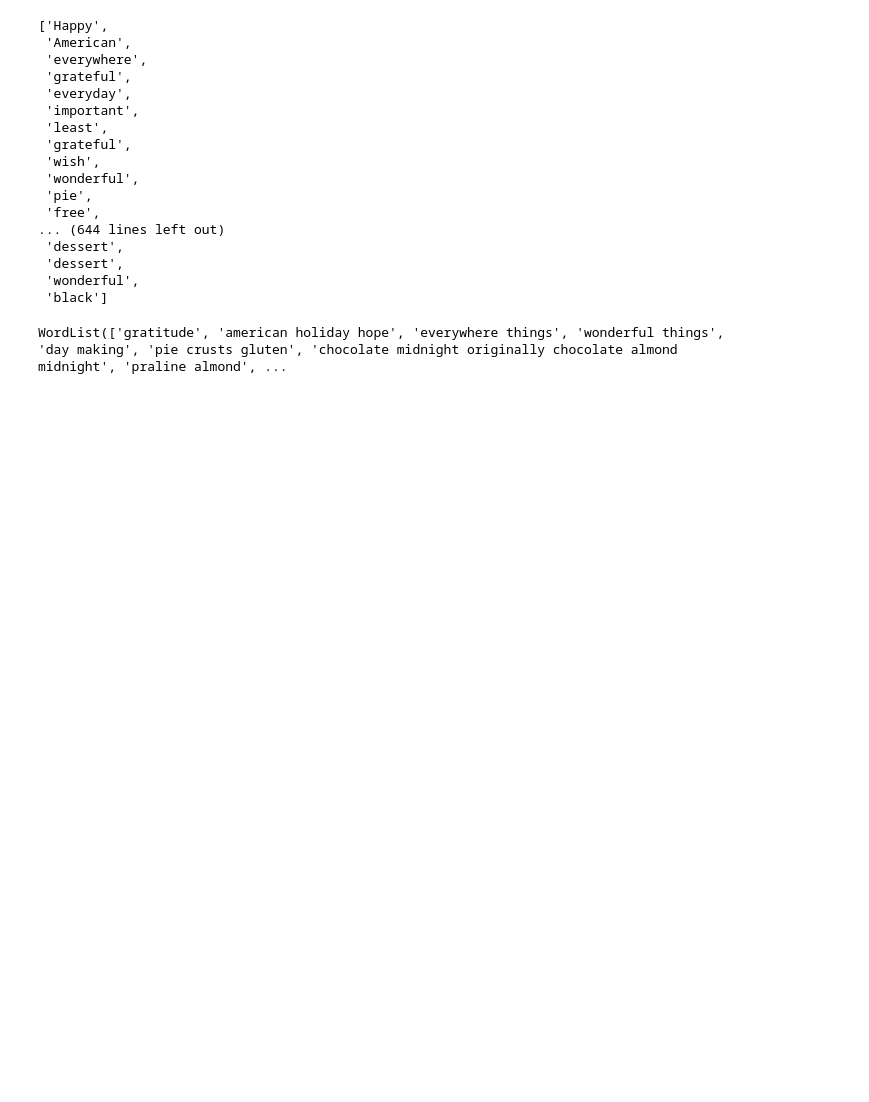
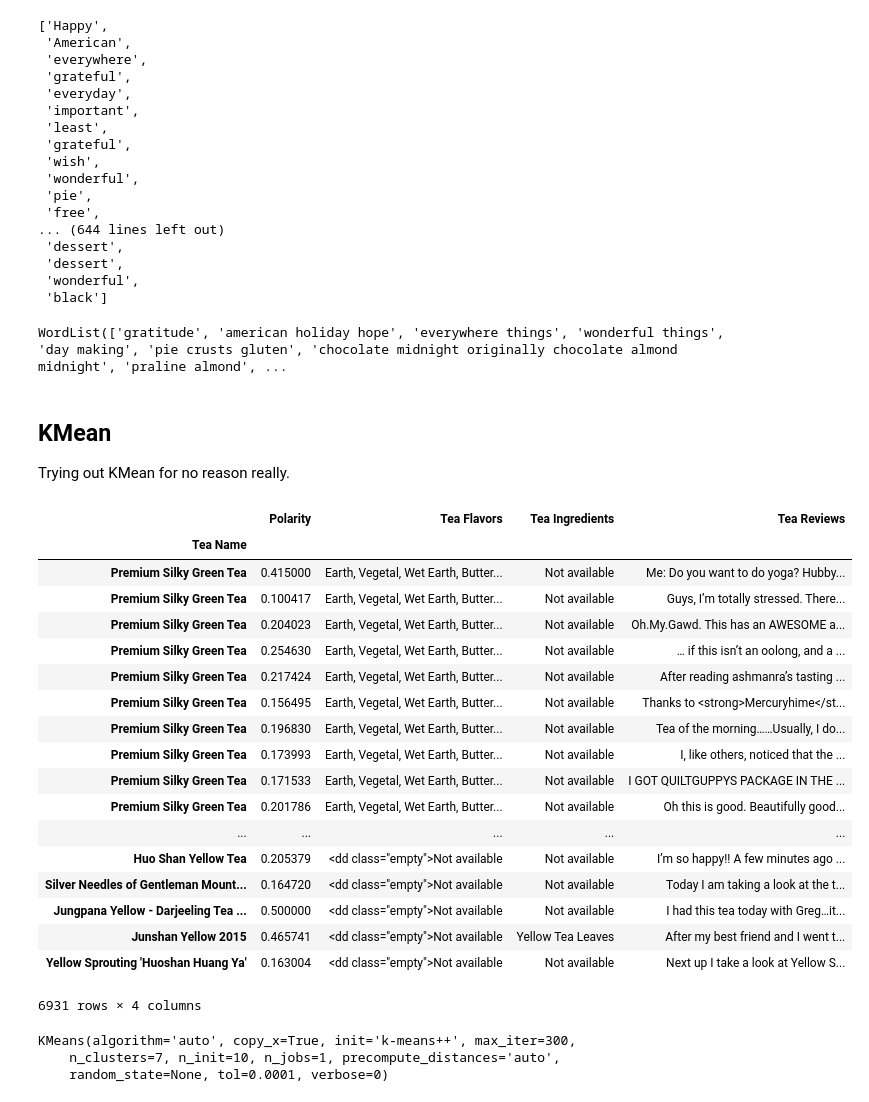
Before and after one commit to djmor12/Metis, a Jupyter notebook: Project Fletcher /Tea Reviews NLP.ipynb, the cells around one changed output. Drawn from its saved outputs; the diff is of its cells as text; code cells hidden in the pictures; blank space fills up the shorter version.

```diff
--- a/Project Fletcher /Tea Reviews NLP.ipynb
+++ b/Project Fletcher /Tea Reviews NLP.ipynb
@@ -198,3 +217,6 @@ adjlist
 text1.noun_phrases
 # %% [output]
 WordList(['gratitude', 'american holiday hope', 'everywhere things', 'wonderful things', 'day making', 'pie crusts gluten', 'chocolate midnight originally chocolate almond midnight', 'praline almond', ...
+# %% [markdown]
+## KMean
+Trying out KMean for no reason really.
@@ -200,0 +233,22 @@ WordList(['gratitude', 'american holiday hope', 'everywhere things', 'wonderful
+# %%
+teateadf.set_index('Tea Name')
+# %% [output]
+|  | Polarity | Tea Flavors | Tea Ingredients | Tea Reviews |
+| Tea Name |  |  |  |  |
+| Premium Silky Green Tea | 0.415000 | Earth, Vegetal, Wet Earth, Butter... | Not available | Me: Do you want to do yoga? Hubby... |
+| Premium Silky Green Tea | 0.100417 | Earth, Vegetal, Wet Earth, Butter... | Not available | Guys, I’m totally stressed. There... |
+| Premium Silky Green Tea | 0.204023 | Earth, Vegetal, Wet Earth, Butter... | Not available | Oh.My.Gawd. This has an AWESOME a... |
+| Premium Silky Green Tea | 0.254630 | Earth, Vegetal, Wet Earth, Butter... | Not available | … if this isn’t an oolong, and a ... |
+| Premium Silky Green Tea | 0.217424 | Earth, Vegetal, Wet Earth, Butter... | Not available | After reading ashmanra’s tasting ... |
+| Premium Silky Green Tea | 0.156495 | Earth, Vegetal, Wet Earth, Butter... | Not available | Thanks to <strong>Mercuryhime</st... |
+| Premium Silky Green Tea | 0.196830 | Earth, Vegetal, Wet Earth, Butter... | Not available | Tea of the morning……Usually, I do... |
+| Premium Silky Green Tea | 0.173993 | Earth, Vegetal, Wet Earth, Butter... | Not available | I, like others, noticed that the ... |
+| Premium Silky Green Tea | 0.171533 | Earth, Vegetal, Wet Earth, Butter... | Not available | I GOT QUILTGUPPYS PACKAGE IN THE ... |
+| Premium Silky Green Tea | 0.201786 | Earth, Vegetal, Wet Earth, Butter... | Not available | Oh this is good. Beautifully good... |
+| ... | ... | ... | ... | ... |
+| Huo Shan Yellow Tea | 0.205379 | <dd class="empty">Not available | Not available | I’m so happy!! A few minutes ago ... |
+| Silver Needles of Gentleman Mount... | 0.164720 | <dd class="empty">Not available | Not available | Today I am taking a look at the t... |
+| Jungpana Yellow - Darjeeling Tea ... | 0.500000 | <dd class="empty">Not available | Not available | I had this tea today with Greg…it... |
+| Junshan Yellow 2015 | 0.465741 | <dd class="empty">Not available | Yellow Tea Leaves | After my best friend and I went t... |
+| Yellow Sprouting 'Huoshan Huang Ya' | 0.163004 | <dd class="empty">Not available | Not available | Next up I take a look at Yellow S... |
+6931 rows × 4 columns
@@ -200,0 +263,7 @@ WordList(['gratitude', 'american holiday hope', 'everywhere things', 'wonderful
+# %%
+km = KMeans(n_clusters = 7)
+km.fit(playset)
+# %% [output]
+KMeans(algorithm='auto', copy_x=True, init='k-means++', max_iter=300,
+    n_clusters=7, n_init=10, n_jobs=1, precompute_distances='auto',
+    random_state=None, tol=0.0001, verbose=0)
```
Also changed, not shown: parts of 13 cells of this notebook, 1 other file.
